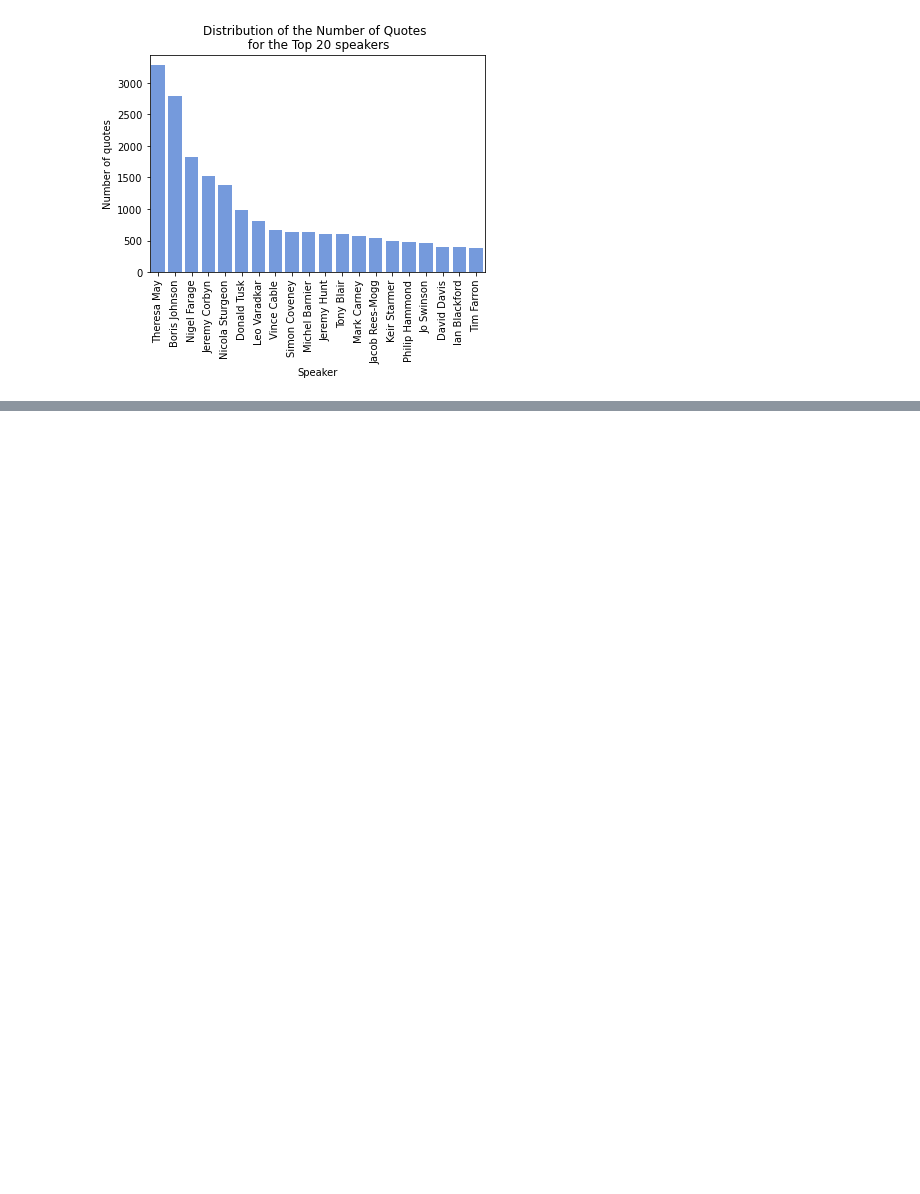
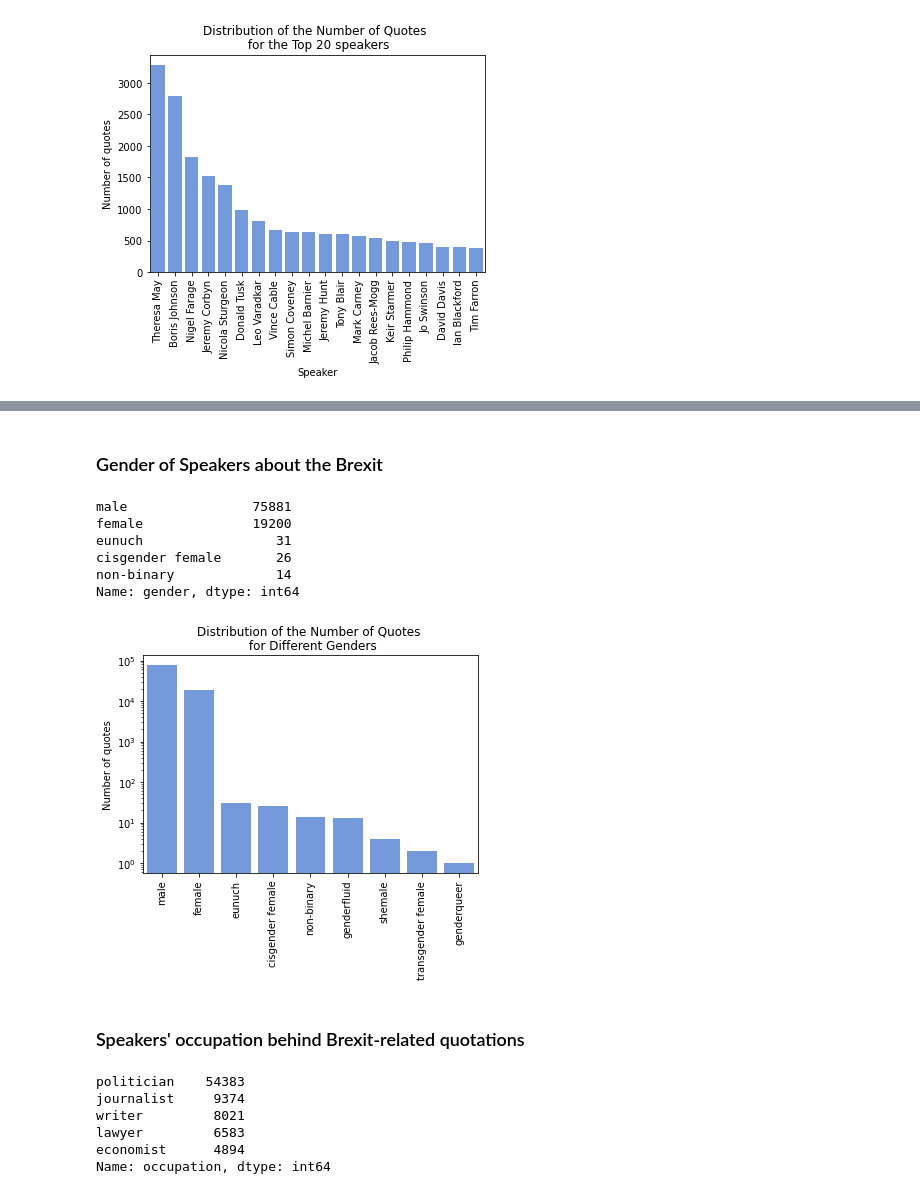
Before and after one commit to epfl-ada/ada-2021-project-skrw, a Jupyter notebook: Milestone_3.ipynb, the cells around one changed output, grey strips where cells are left out. Drawn from its saved outputs; the diff is of its cells as text; code cells hidden in the pictures; blank space fills up the shorter version.

```diff
--- a/Milestone_3.ipynb
+++ b/Milestone_3.ipynb
@@ -79,0 +116,34 @@ plt.show()
+# %% [markdown]
+### Gender of Speakers about the Brexit
+# %%
+Gender = brexit_enriched['gender'].explode().value_counts()
+Gender.head()
+# %% [output]
+male                75881
+female              19200
+eunuch                 31
+cisgender female       26
+non-binary             14
+Name: gender, dtype: int64
+# %%
+ax = sns.barplot(Gender.index, Gender.values,color='cornflowerblue',alpha=1)
+ax.set_xticklabels(Gender.index, rotation=90)
+ax.set_yscale("log")
+ax.set_title('Distribution of the Number of Quotes \n for Different Genders')
+plt.ylabel('Number of quotes')
+plt.show()
+# %% [output]
+[figure, added]
+# %% [markdown]
+### Speakers' occupation behind Brexit-related quotations
+# %%
+Occupations = brexit_enriched['occupation'].explode().value_counts()
+Top20_Occupations = Occupations[:20]
+Top20_Occupations.head()
+# %% [output]
+politician    54383
+journalist     9374
+writer         8021
+lawyer         6583
+economist      4894
+Name: occupation, dtype: int64
```
Also changed, not shown: parts of 10 cells of this notebook, 2 other files.
